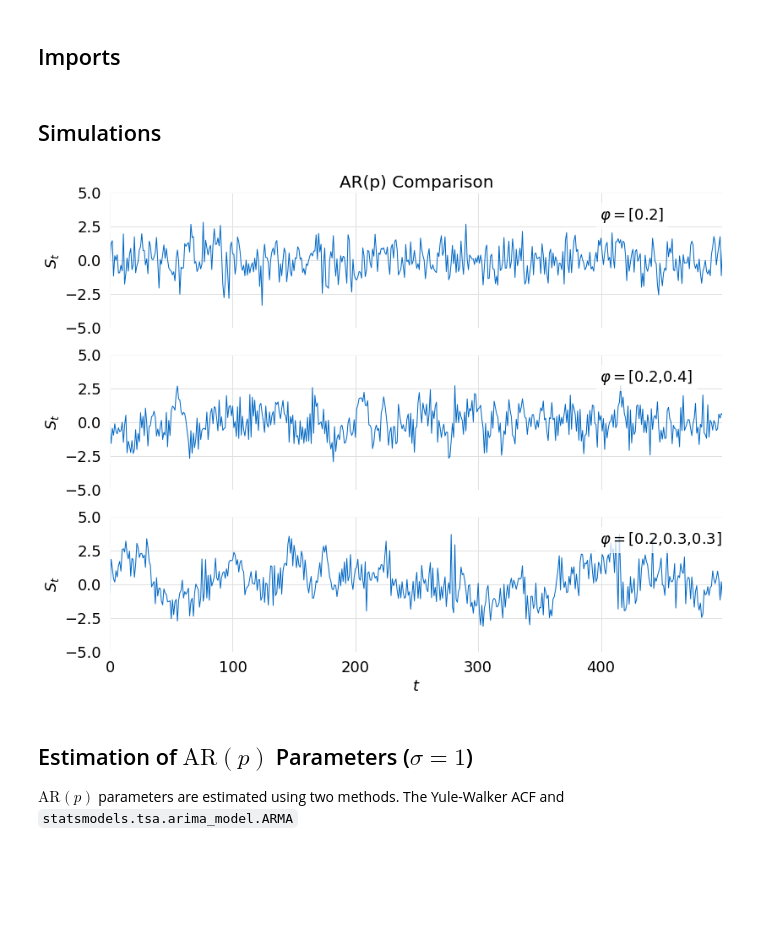
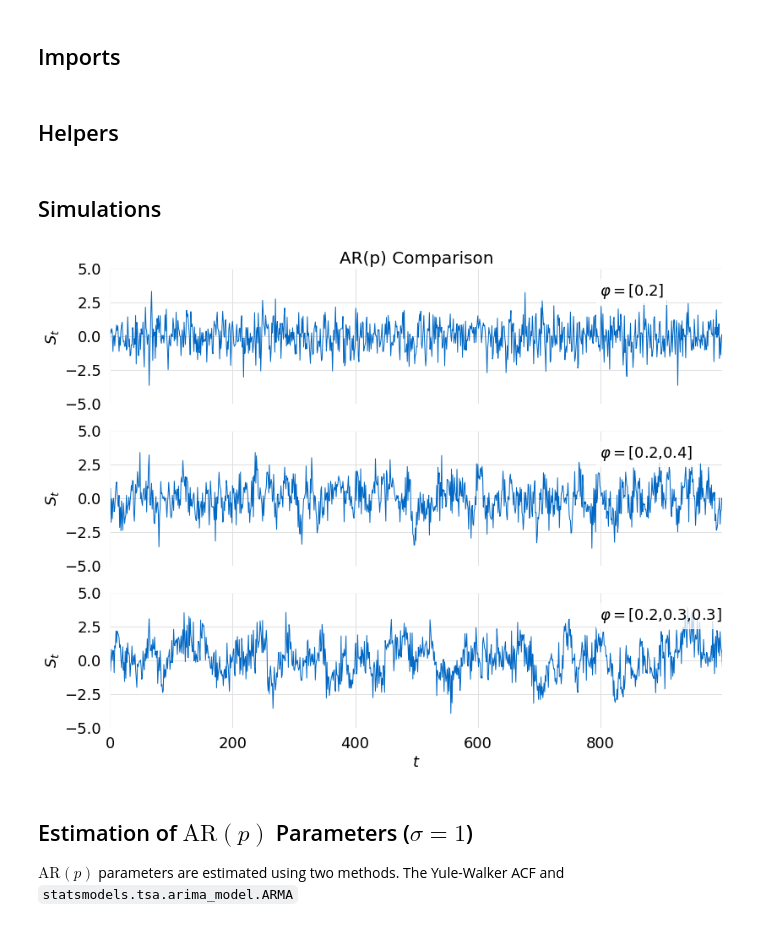
Before and after one commit to glyfish/alef, a Jupyter notebook: notebooks/random_processes/arp_parameter_estimation.ipynb, the cells around one changed output. Saved outputs shown, nothing was run; the diff lists cells and outputs as text; code cells hidden in the pictures; blank space fills up the shorter version.

```diff
--- a/notebooks/random_processes/arp_parameter_estimation.ipynb
+++ b/notebooks/random_processes/arp_parameter_estimation.ipynb
@@ -175,10 +177,15 @@ from lib.plots.data import (DataPlotType, stack)
 
 # Config Plot Style
 pyplot.style.use(config.glyfish_style)
+# %% [markdown]
+## Helpers
+# %%
+def φ_labels(φ):
+    return [r"$\varphi=$"+f"{numpy.array2string(f, precision=2, separator=',')}" for f in φ]
 # %% [markdown]
 ## Simulations
 # %%
-nsample = 10000
+nsample = 1000
 
 φ1 = numpy.array([0.2])
 ar1 = arima.arp(φ1, nsample)
@@ -189,14 +196,12 @@ ar2 = arima.arp(φ2, nsample)
 φ3 = numpy.array([0.2, 0.3, 0.3])
 ar3 = arima.arp(φ3, nsample)
 # %%
-labels = [r"$\varphi=$"+f"{numpy.array2string(φ1, precision=2, separator=',')}",
-          r"$\varphi=$"+f"{numpy.array2string(φ2, precision=2, separator=',')}",
-          r"$\varphi=$"+f"{numpy.array2string(φ3, precision=2, separator=',')}"]
+labels = φ_labels([φ1, φ2, φ3])
 title = "AR(p) Comparison"
-samples = [ar1[:500], ar2[:500], ar3[:500]]
+samples = [ar1, ar2, ar3]
 stack(samples, ylim=[-5.0, 5.0], title=title, labels=labels, plot_type=DataPlotType.TIME_SERIES)
 # %% [output]
-[figure, old version]
+[figure, new version]
 # %% [markdown]
 ## Estimation of $\text{AR}(p)$ Parameters ($\sigma = 1$)
 
```
Also changed, not shown: parts of 3 cells of this notebook, 5 other files.
